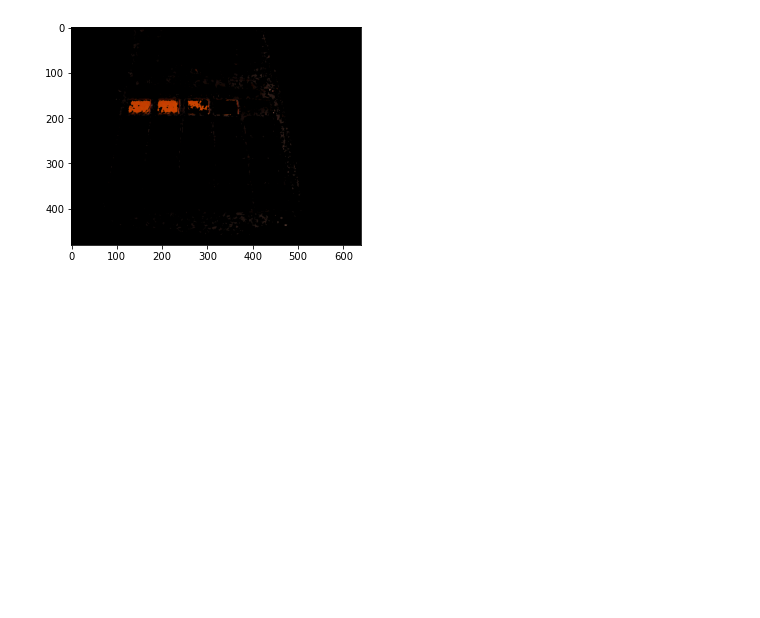
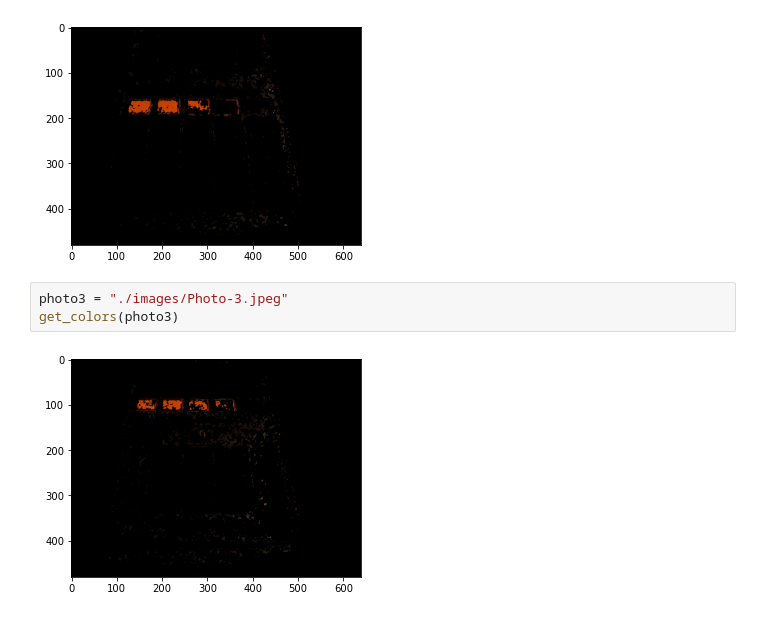
Before and after one commit to Andrew-Cutlip/Rubix-Race-Research, a Jupyter notebook: Color.ipynb, the cells around one changed output. Saved outputs shown, nothing was run; the diff lists cells and outputs as text; blank space fills up the shorter version.

```diff
--- a/Color.ipynb
+++ b/Color.ipynb
@@ -56,3 +56,8 @@ photo2 = "./images/Photo-2.jpeg"
 get_colors(photo2)
 # %% [output]
 [figure]
+# %%
+photo3 = "./images/Photo-3.jpeg"
+get_colors(photo3)
+# %% [output]
+[figure, added]
```
Also changed, not shown: parts of 2 cells of this notebook, 1 other file.
